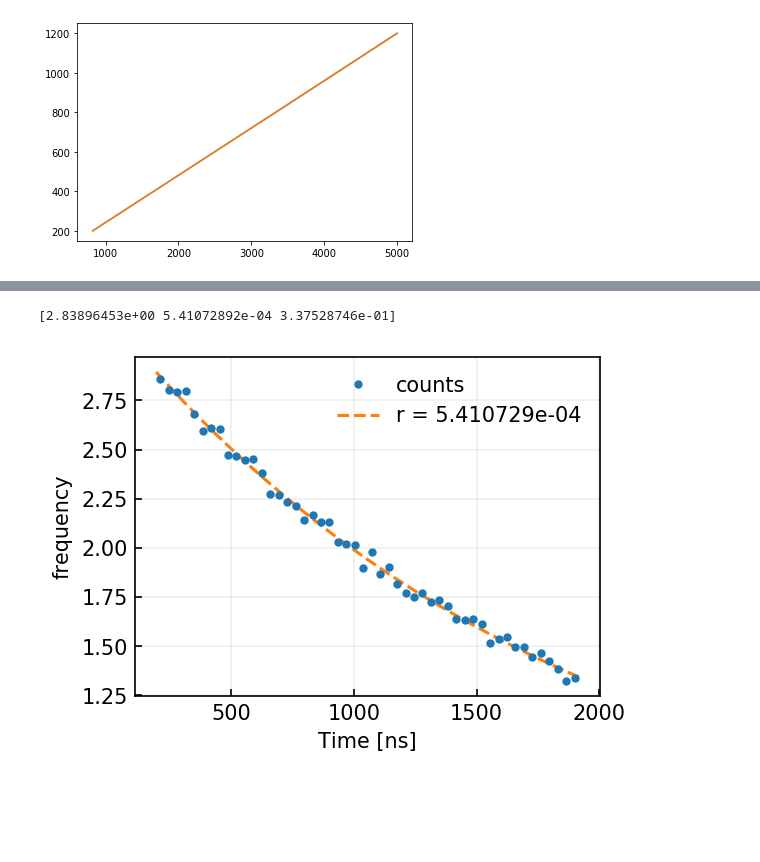
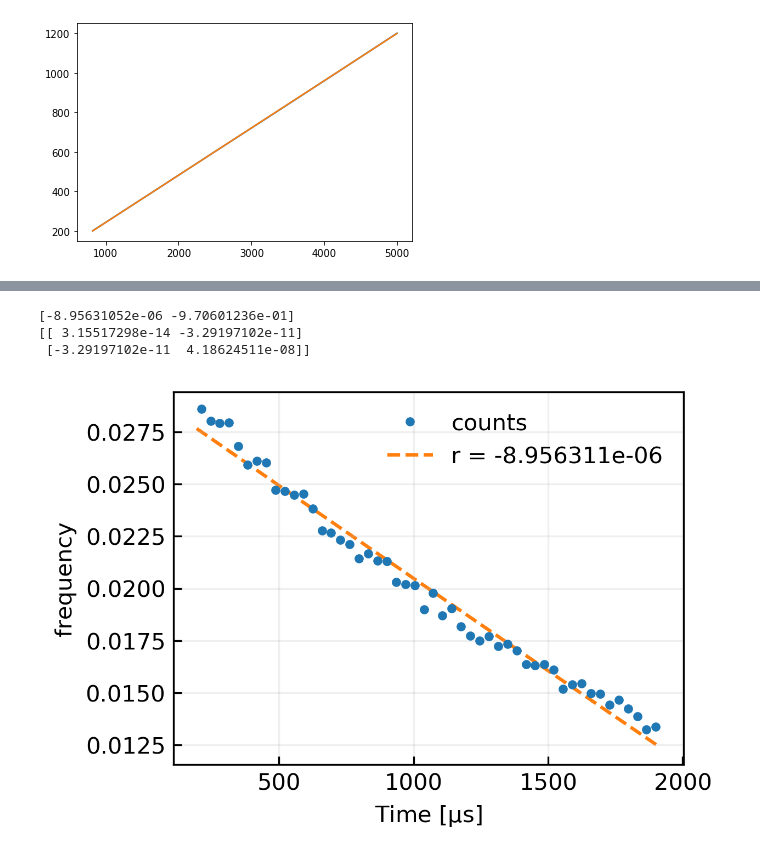
Before and after one commit to harpercho/AdvancedPhysLab, a Jupyter notebook: bgCurveFit.ipynb, the cells around one changed output, grey strips where cells are left out. Saved outputs shown, nothing was run; the diff lists cells and outputs as text; code cells hidden in the pictures; blank space fills up the shorter version.

```diff
--- a/bgCurveFit.ipynb
+++ b/bgCurveFit.ipynb
@@ -48,25 +45,28 @@ def rebin(x, y, nbins=1000):
 # %%
-x = bintons(np.array(nbins[800:8000]))
+x = bintons_long(np.array(nbins[800:8000]))
 counts = np.array(data[800:8000])
-y = counts/sum(counts)*100
+y = counts/sum(counts)
 xdata, ydata = rebin(x, y, nbins = 50)
 
-fig, ax = plt.subplots(figsize=(4,3),dpi=150)
+fig, ax = plt.subplots(figsize=(4,3),dpi=300)
 ax.plot(xdata, ydata, label = "counts", linestyle='none', marker='.')
 
-def func(x, a, b, c):
-    return a*np.exp(-b * x) + c
+def func(x, b, c):
+    return np.exp(b * x) + c
 
-popt, cov = curve_fit(func, xdata, ydata, p0=(1, 1e-6, 1))
+popt, cov = curve_fit(func, xdata, ydata, p0=(1e-10, 1))
 print(popt)
-ax.plot(x, func(x, *popt), label="r = {:e}".format(popt[1]), linestyle='--', zorder=0)
+print(cov)
+ax.plot(x, func(x, *popt), label="r = {:e}".format(popt[0]), linestyle='--', zorder=0)
 
-ax.set(xlabel="Time [ns]", ylabel="frequency")
+ax.set(xlabel=r"Time [$\rm \mu s$]", ylabel="frequency")
 ax.tick_params(direction="in", which="both")
 ax.grid(alpha=0.2)
 ax.legend(frameon=False)
 
-plt.savefig("reports/muon_bg.png")
+plt.savefig("reports/muon_bg.png", bbox_inches = 'tight')
 # %% [output]
-[2.83896453e+00 5.41072892e-04 3.37528746e-01]
+[-8.95631052e-06 -9.70601236e-01]
+[[ 3.15517298e-14 -3.29197102e-11]
+ [-3.29197102e-11  4.18624511e-08]]
-[figure, old version]
+[figure, new version]
```
Also changed, not shown: parts of 2 cells of this notebook, 12 other files.
